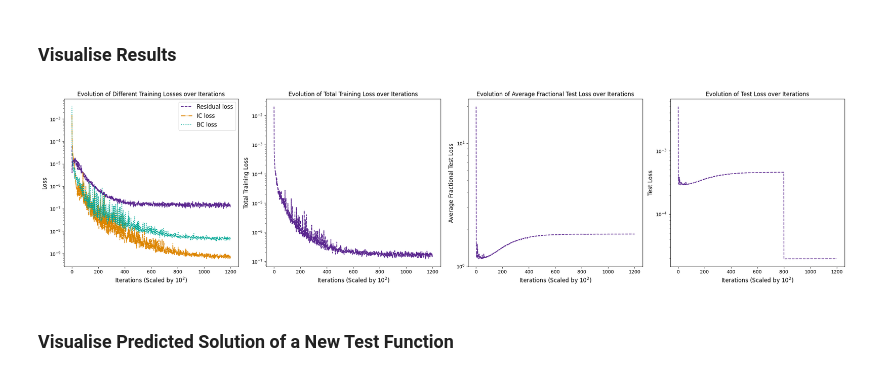
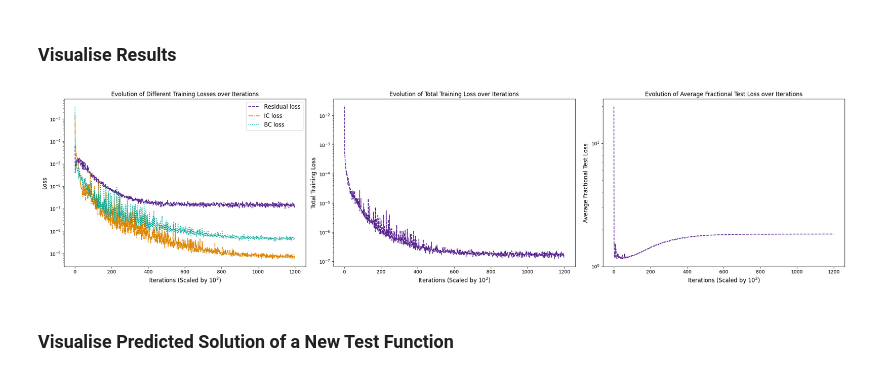
Before and after one commit to Memoisation/PDE-DeepONet-Learning, a Jupyter notebook: Burgers(PI_DeepONet).ipynb, the cells around one changed output. Drawn from its saved outputs; the diff is of its cells as text; code cells hidden in the pictures.

Commit message:
Removed distorted test loss plot (occured as a result of modifying the loss weightings during model training).

```diff
--- a/Burgers(PI_DeepONet).ipynb
+++ b/Burgers(PI_DeepONet).ipynb
@@ -647,7 +647,7 @@ model.train(bcs_dataset, res_dataset, ics_dataset, nIter=40000)
 ### **Visualise Results**
 # %%
 # Visualizations
-fig, axs = plt.subplots(1, 4, figsize=(24, 6))
+fig, axs = plt.subplots(1, 3, figsize=(24, 6))
 
 # Colors from the 'viridis' colormap
 medium_purple = '#5B278F'
@@ -660,41 +660,41 @@ axs[1].plot(total_loss_eval_numbers, model.loss_log, '--', color=medium_purple,
 axs[1].set_yscale('log')
 axs[1].set_xlabel(r'Iterations (Scaled by $10^2$)', fontsize='large')
 axs[1].set_ylabel('Total Training Loss', fontsize='large')
 axs[1].set_title('Evolution of Total Training Loss over Iterations', fontsize='large')
 
 # Average fractional test loss
 AFTL_eval_numbers = range(1, len(model.loss_AF_test_log) + 1)
 axs[2].plot(AFTL_eval_numbers, model.loss_AF_test_log, '--', color=medium_purple, label='Average Fractional Test loss')
 axs[2].set_yscale('log')
 axs[2].set_xlabel(r'Iterations (Scaled by $10^2$)', fontsize='large')
 axs[2].set_ylabel('Average Fractional Test Loss', fontsize='large')
 axs[2].set_title('Evolution of Average Fractional Test Loss over Iterations', fontsize='large')
 
-# Test loss
-test_loss_eval_numbers = range(1, len(model.loss_test_log) + 1)
-axs[3].plot(test_loss_eval_numbers, model.loss_test_log, '--', color=medium_purple, label='Test loss')
-axs[3].set_yscale('log')
-axs[3].set_xlabel(r'Iterations (Scaled by $10^2$)', fontsize='large')
-axs[3].set_ylabel('Test Loss', fontsize='large')
-axs[3].set_title('Evolution of Test Loss over Iterations', fontsize='large')
+# # Test loss
+# test_loss_eval_numbers = range(1, len(model.loss_test_log) + 1)
+# axs[3].plot(test_loss_eval_numbers, model.loss_test_log, '--', color=medium_purple, label='Test loss')
+# axs[3].set_yscale('log')
+# axs[3].set_xlabel(r'Iterations (Scaled by $10^2$)', fontsize='large')
+# axs[3].set_ylabel('Test Loss', fontsize='large')
+# axs[3].set_title('Evolution of Test Loss over Iterations', fontsize='large')
 
 # Losses per 100 iteration (residual, IC, and BC)
 res_loss_eval_numbers = range(1, len(model.loss_res_log) + 1)
 axs[0].plot(res_loss_eval_numbers, model.loss_res_log, '--', color=medium_purple, label='Residual loss')
 ics_loss_eval_numbers = range(1, len(model.loss_ics_log) + 1)
 axs[0].plot(ics_loss_eval_numbers, model.loss_ics_log, '-.', color='#DD8601', label='IC loss')
 bcs_loss_eval_numbers = range(1, len(model.loss_bcs_log) + 1)
 axs[0].plot(bcs_loss_eval_numbers, model.loss_bcs_log, ':', color=viri_green, label='BC loss')
 axs[0].set_yscale('log')
 axs[0].set_xlabel(r'Iterations (Scaled by $10^2$)', fontsize='large')
 axs[0].set_ylabel('Loss', fontsize='large')
 axs[0].set_title('Evolution of Different Training Losses over Iterations', fontsize='large')
 axs[0].legend(fontsize='large')
 
 plt.tight_layout()
 plt.show()
 # %% [output]
-[figure, old version]
+[figure, new version]
 # %% [markdown]
 ###  **Visualise Predicted Solution of a New Test Function**
 # %%
```
